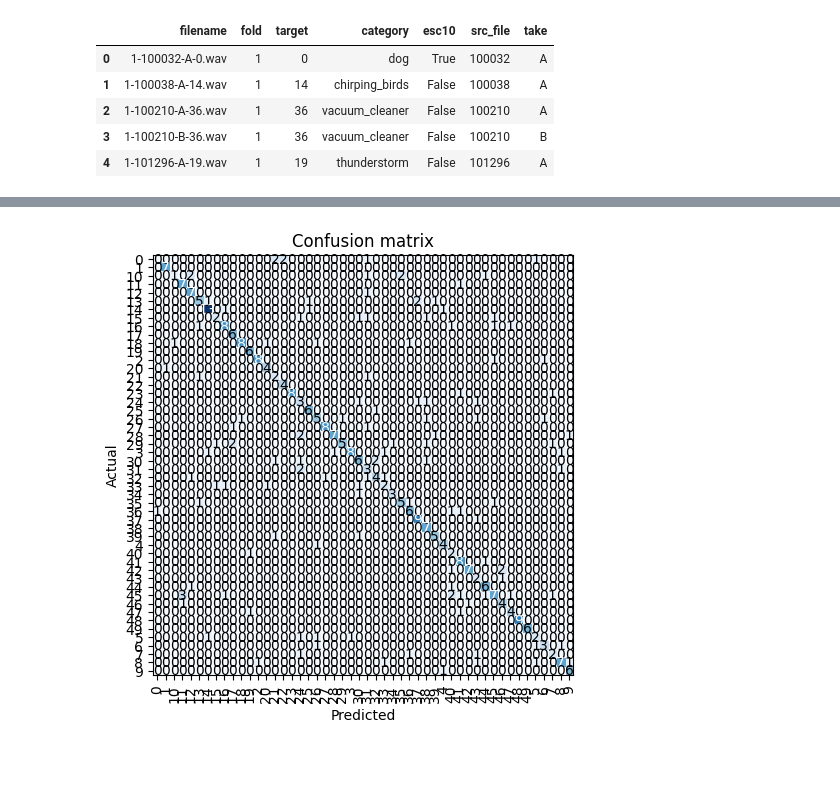
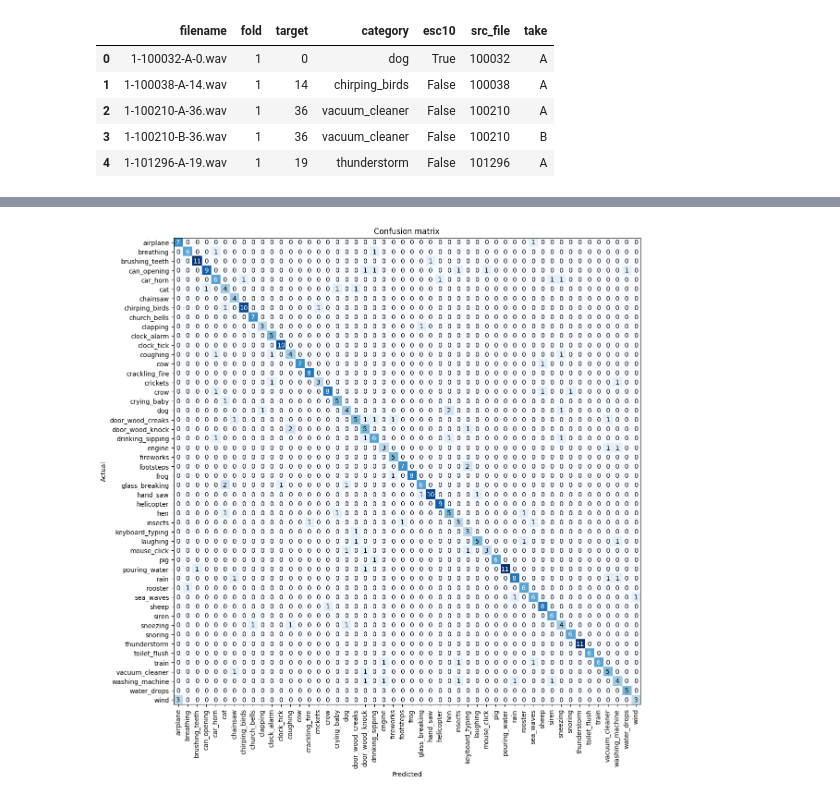
Before and after one commit to adamsiemaszkiewicz/sound_classifier, a Jupyter notebook: 02_Classifier.ipynb, the cells around one changed output, grey strips where cells are left out. Saved outputs shown, nothing was run; the diff lists cells and outputs as text; code cells hidden in the pictures; blank space fills up the shorter version.

```diff
--- a/02_Classifier.ipynb
+++ b/02_Classifier.ipynb
@@ -173,0 +154,2 @@ KeyboardInterrupt: ignored
+# %%
+item_tfms = Resize(256)
@@ -173,0 +159,16 @@ KeyboardInterrupt: ignored
+# %%
+# dls = ImageDataLoaders.from_name_re(
+#     path,
+#     fnames,
+#     pat,
+#     item_tfms=Resize(256, method=ResizeMethod.Squish)
+#     )
+
+dls = ImageDataLoaders.from_name_func(
+    path=path,
+    fnames=fnames,
+    label_func=label_func,
+    item_tfms=item_tfms
+    )
+
+dls.show_batch()
@@ -173,0 +181,6 @@ KeyboardInterrupt: ignored
+# %%
+learn = cnn_learner(dls,
+                    resnet34,
+                    metrics=error_rate,
+                    pretrained=True,
+                    model_dir='models').to_fp16()
@@ -173,0 +191,2 @@ KeyboardInterrupt: ignored
+# %%
+learn.fit_one_cycle(1)
@@ -192,9 +234,9 @@ interp.plot_top_losses(9, figsize=(15,10))
 # %%
 interp = ClassificationInterpretation.from_learner(learn)
-interp.plot_confusion_matrix(figsize=(5,5), dpi=100)
+interp.plot_confusion_matrix(figsize=(12,12), dpi=100)
 # %% [output]
 [interactive output not drawn]
-[figure, old version]
+[figure, new version]
 # %%
 interp.print_classification_report()
 # %% [output]
```
Also changed, not shown: parts of 54 cells of this notebook, 2 other files.
